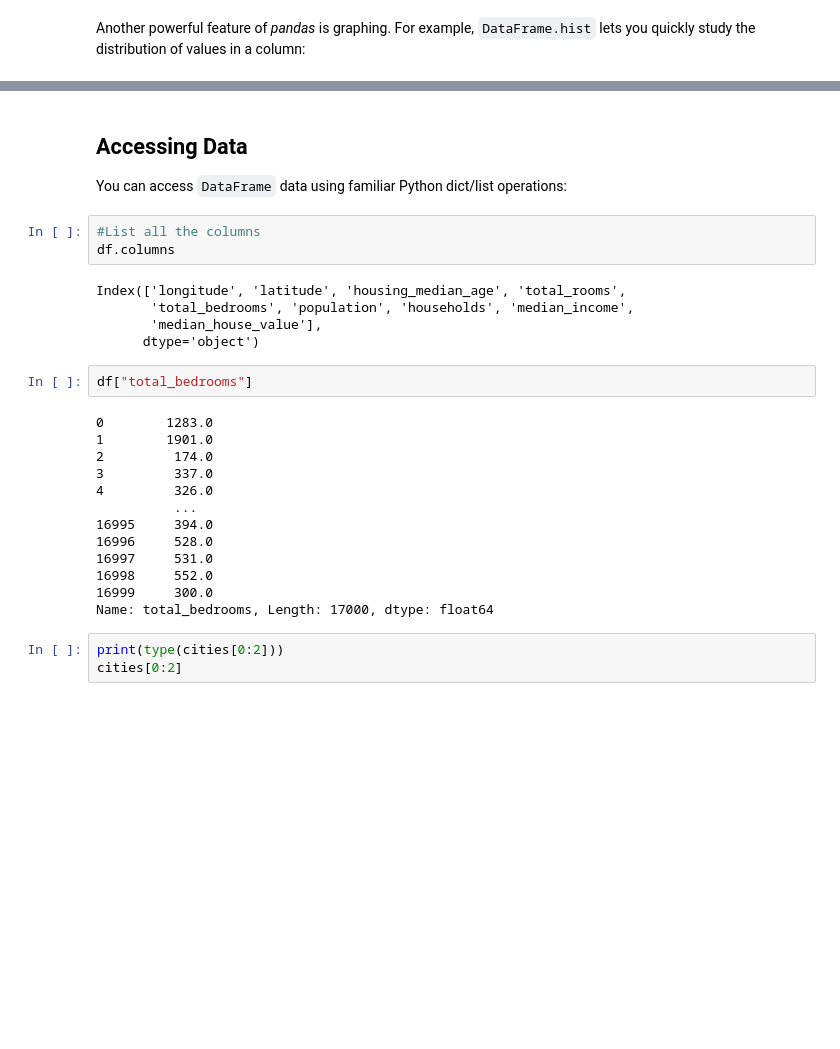
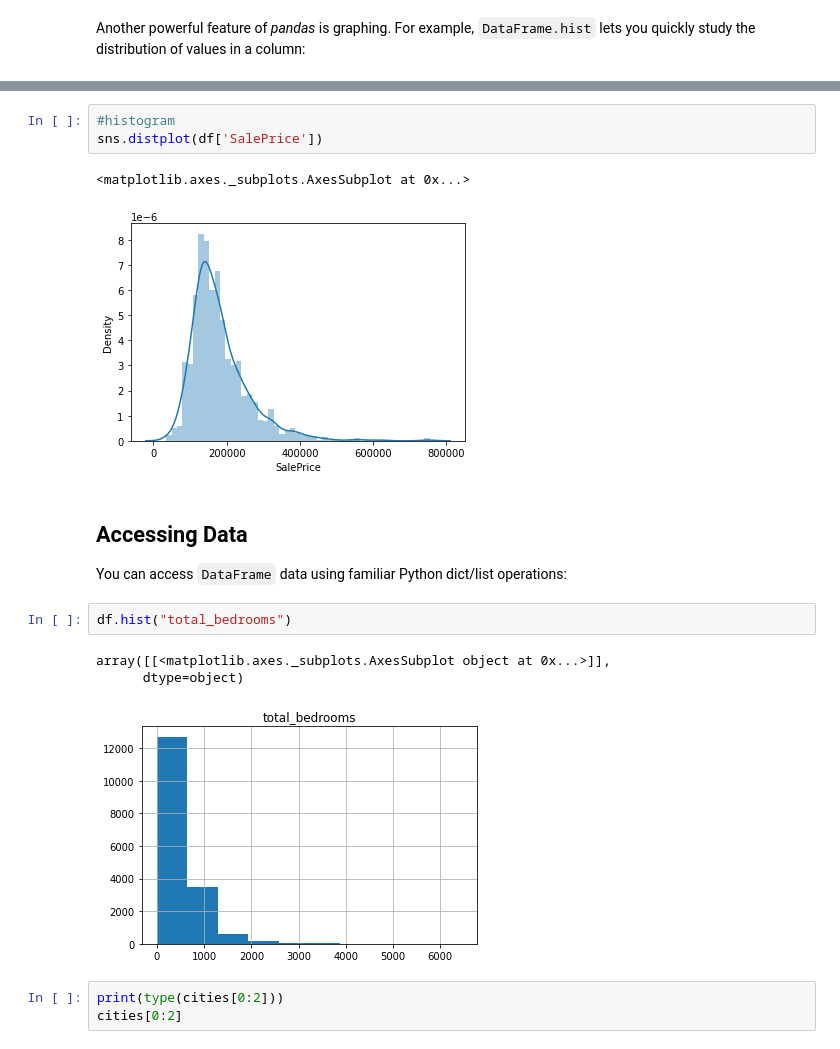
Before and after one commit to vsbca/Data-Science, a Jupyter notebook: intro_to_pandas.ipynb, the cells around one changed output, grey strips where cells are left out. Cells and saved outputs as stored; diff of their text form; blank space fills up the shorter version.

```diff
--- a/intro_to_pandas.ipynb
+++ b/intro_to_pandas.ipynb
@@ -261,30 +367,19 @@ array([[<matplotlib.axes._subplots.AxesSubplot object at 0x...>]],
+# %%
+#histogram
+sns.distplot(df['SalePrice'])
+# %% [output]
+<matplotlib.axes._subplots.AxesSubplot at 0x...>
+[figure, added]
 # %% [markdown]
 ## Accessing Data
 
 You can access `DataFrame` data using familiar Python dict/list operations:
-# %%
-#List all the columns
-df.columns
-# %% [output]
-Index(['longitude', 'latitude', 'housing_median_age', 'total_rooms',
-       'total_bedrooms', 'population', 'households', 'median_income',
-       'median_house_value'],
-      dtype='object')
 # %%
-df["total_bedrooms"]
+df.hist("total_bedrooms")
 # %% [output]
-0        1283.0
-1        1901.0
-2         174.0
-3         337.0
-4         326.0
-          ...
-16995     394.0
-16996     528.0
-16997     531.0
-16998     552.0
-16999     300.0
-Name: total_bedrooms, Length: 17000, dtype: float64
+array([[<matplotlib.axes._subplots.AxesSubplot object at 0x...>]],
+      dtype=object)
+[figure, added]
 # %%
 print(type(cities[0:2]))
 cities[0:2]
```
Also changed, not shown: parts of 21 cells of this notebook.
